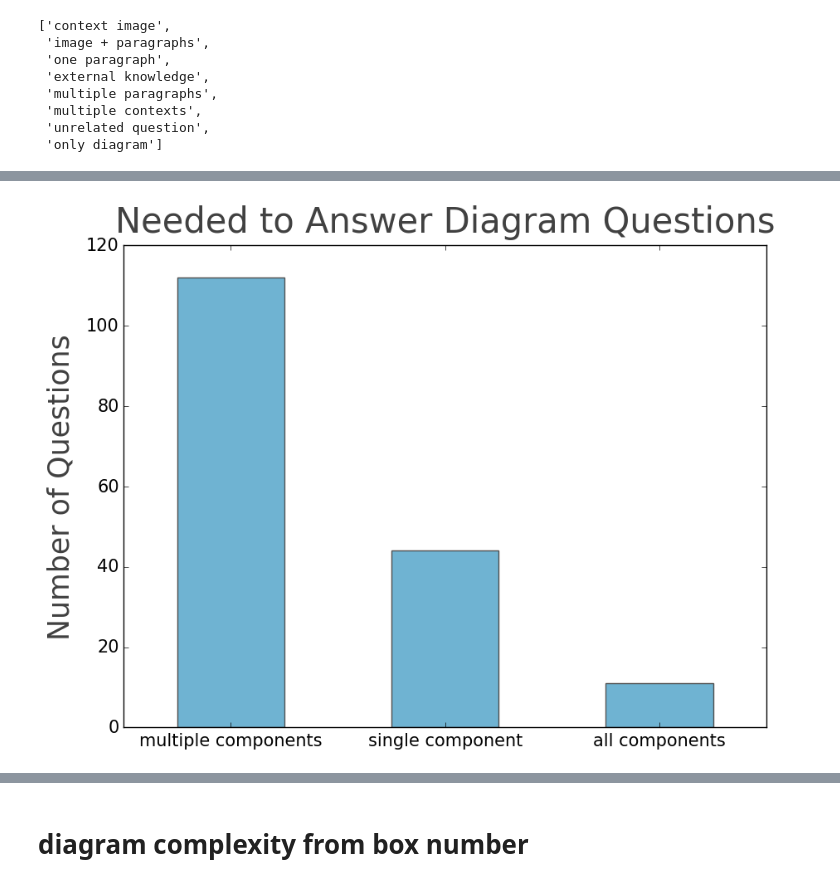
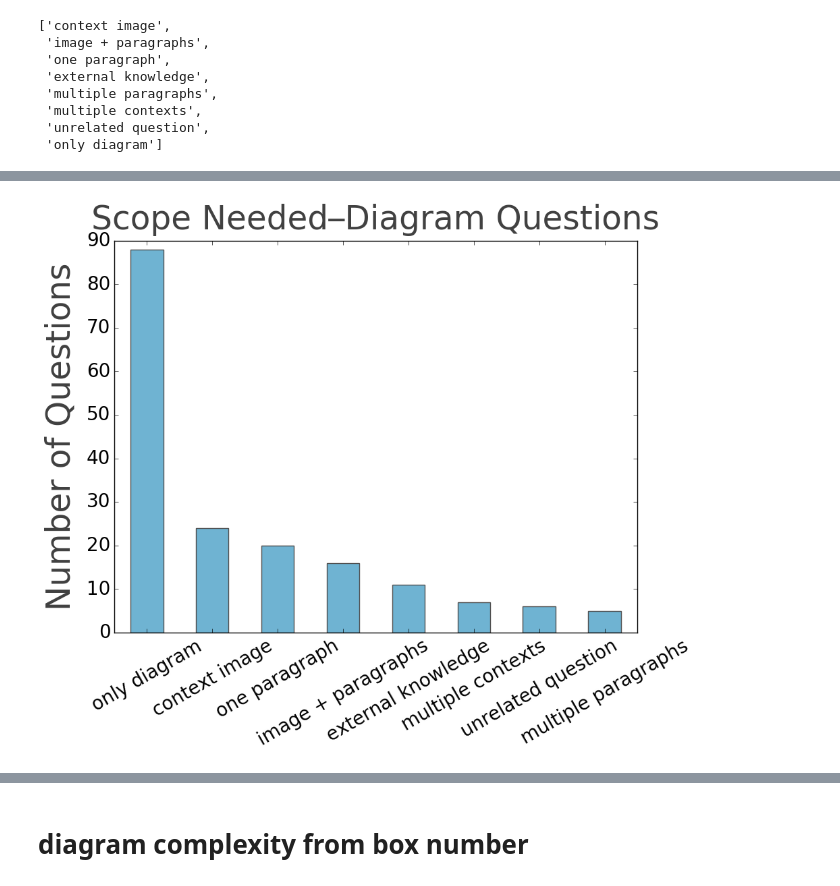
Before and after one commit to drschwenk/stb_notebooks, a Jupyter notebook: generate_figs.ipynb, the cells around one changed output, grey strips where cells are left out. Saved outputs shown, nothing was run; the diff lists cells and outputs as text; code cells hidden in the pictures.

```diff
--- a/generate_figs.ipynb
+++ b/generate_figs.ipynb
@@ -909,16 +926,16 @@ dq_new_cols_to_hist_1
 # %%
 fig_labels = {
-    'fig_title': 'Needed to Answer Diagram Questions',
+    'fig_title': 'Scope Needed–Diagram Questions',
     'x_label': '',
     'y_label': 'Number of Questions'
 }
 
-plt.rcParams['figure.figsize'] = (10.0, 7.5)
+# plt.rcParams['figure.figsize'] = (10.0, 10.0)
 
-plot_to_save  = dqa_df[dq_new_cols_to_hist_2].apply(sum).sort_values(ascending=False).plot(kind='bar')
+plot_to_save  = dqa_df[dq_new_cols_to_hist_1].apply(sum).sort_values(ascending=False).plot(kind='bar')
 tick_labels = plot_to_save.get_yticks()
-plt.xticks(rotation=0)
-image_filename = fig_dir +  'Diagram Question Annotation Hist 2'.replace(' ', '_') + '.pdf'
+plt.xticks(rotation=30)
+image_filename = fig_dir +  'Diagram Question Annotation Hist 1'.replace(' ', '_') + '.pdf'
 make_and_save_standard_fig(plot_to_save, fig_labels,  image_filename)
 # %% [output]
-[figure, old version]
+[figure, new version]
```
Also changed, not shown: parts of 5 cells of this notebook, 1 other file.
